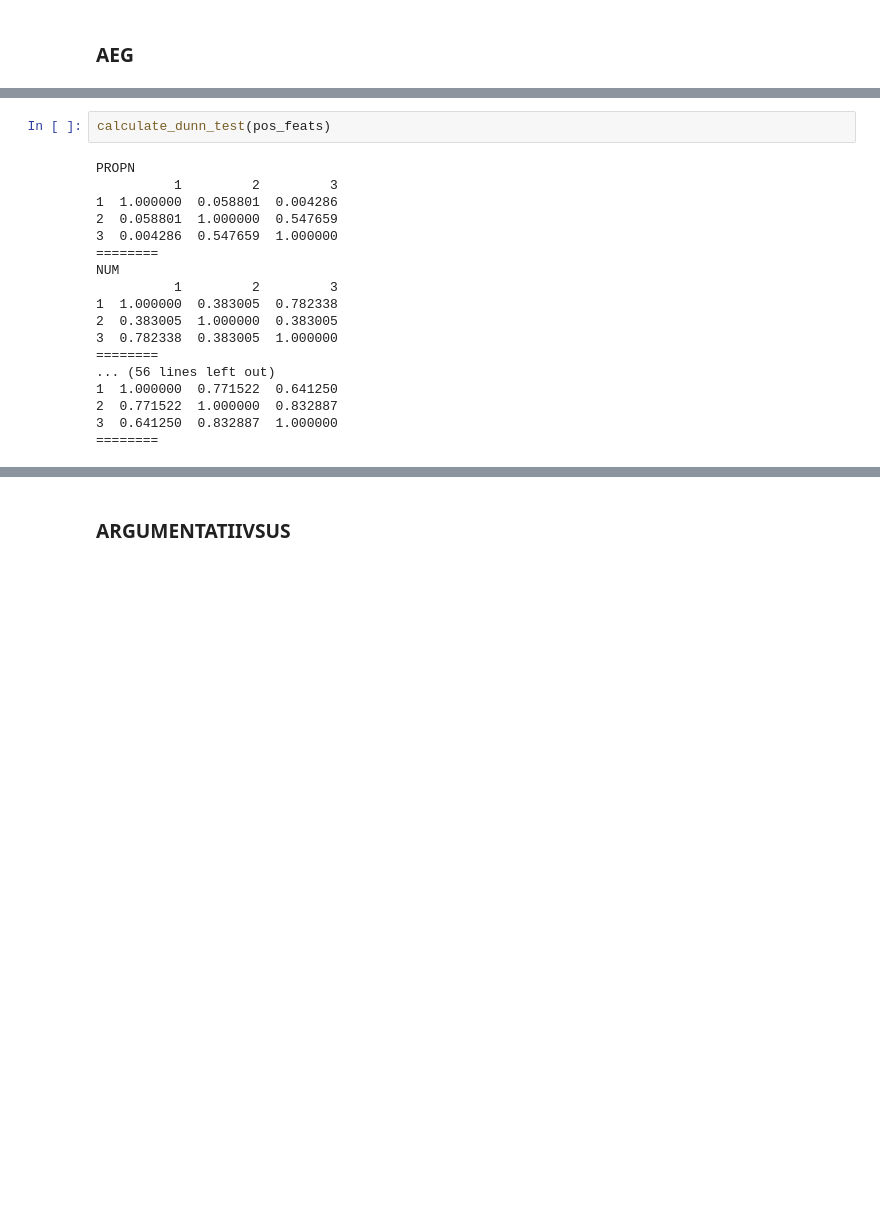
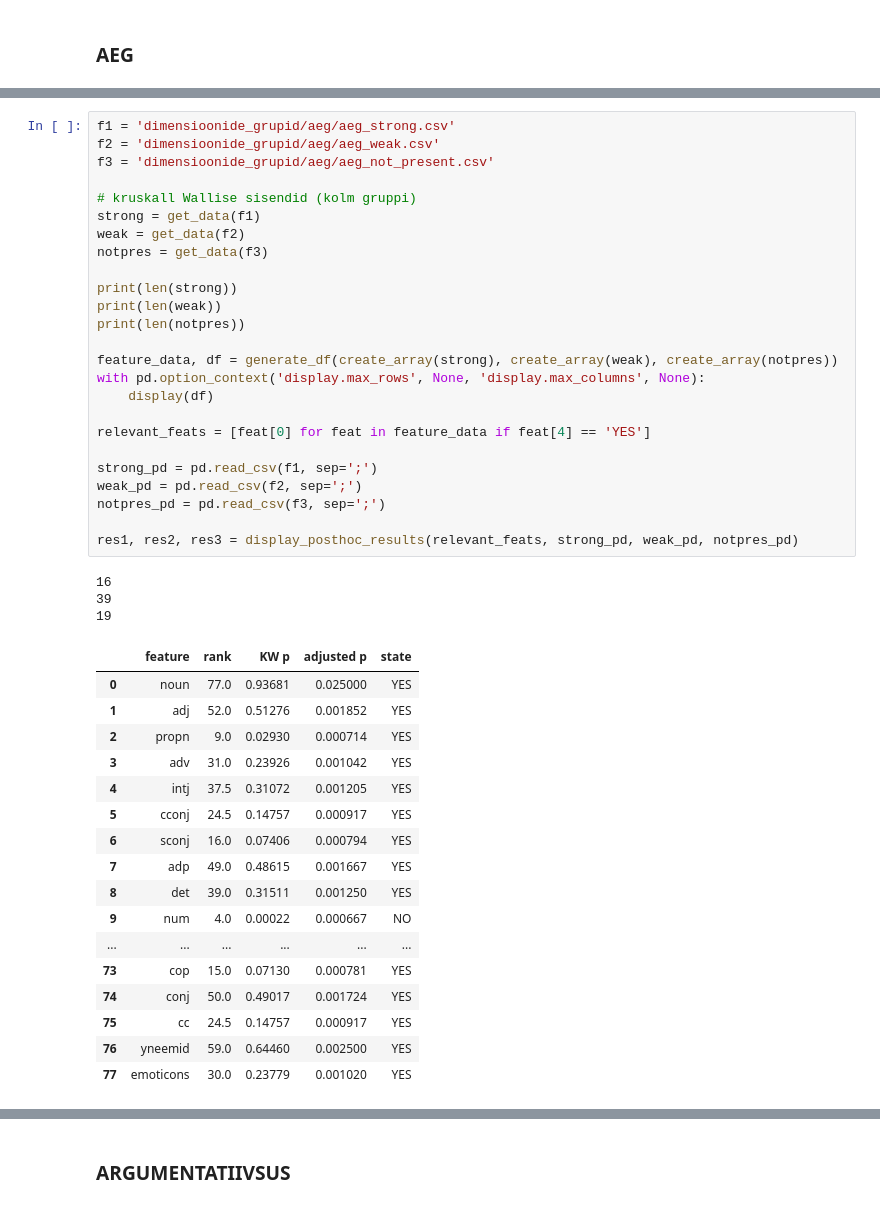
Before and after one commit to kristiinavaik/limesurvey_data, a Jupyter notebook: eesti_analyys/get_statistics.ipynb, the cells around one changed output, grey strips where cells are left out. Cells and saved outputs as stored; diff of their text form; blank space fills up the shorter version.

```diff
--- a/eesti_analyys/get_statistics.ipynb
+++ b/eesti_analyys/get_statistics.ipynb
@@ -275,20 +343,46 @@ pos_feats = per_dimension(strong_array, weak_array, notpres_array, a)
-# %%
-calculate_dunn_test(pos_feats)
-# %% [output]
-PROPN
-          1         2         3
-1  1.000000  0.058801  0.004286
-2  0.058801  1.000000  0.547659
-3  0.004286  0.547659  1.000000
-========
-NUM
-          1         2         3
-1  1.000000  0.383005  0.782338
-2  0.383005  1.000000  0.383005
-3  0.782338  0.383005  1.000000
-========
-... (56 lines left out)
-1  1.000000  0.771522  0.641250
-2  0.771522  1.000000  0.832887
-3  0.641250  0.832887  1.000000
-========
+# %%
+f1 = 'dimensioonide_grupid/aeg/aeg_strong.csv'
+f2 = 'dimensioonide_grupid/aeg/aeg_weak.csv'
+f3 = 'dimensioonide_grupid/aeg/aeg_not_present.csv'
+
+# kruskall Wallise sisendid (kolm gruppi)
+strong = get_data(f1)
+weak = get_data(f2)
+notpres = get_data(f3)
+
+print(len(strong))
+print(len(weak))
+print(len(notpres))
+
+feature_data, df = generate_df(create_array(strong), create_array(weak), create_array(notpres))
+with pd.option_context('display.max_rows', None, 'display.max_columns', None):
+    display(df)
+
+relevant_feats = [feat[0] for feat in feature_data if feat[4] == 'YES']
+
+strong_pd = pd.read_csv(f1, sep=';')
+weak_pd = pd.read_csv(f2, sep=';')
+notpres_pd = pd.read_csv(f3, sep=';')
+
+res1, res2, res3 = display_posthoc_results(relevant_feats, strong_pd, weak_pd, notpres_pd)
+# %% [output]
+16
+39
+19
+|  | feature | rank | KW p | adjusted p | state |
+| 0 | noun | 77.0 | 0.93681 | 0.025000 | YES |
+| 1 | adj | 52.0 | 0.51276 | 0.001852 | YES |
+| 2 | propn | 9.0 | 0.02930 | 0.000714 | YES |
+| 3 | adv | 31.0 | 0.23926 | 0.001042 | YES |
+| 4 | intj | 37.5 | 0.31072 | 0.001205 | YES |
+| 5 | cconj | 24.5 | 0.14757 | 0.000917 | YES |
+| 6 | sconj | 16.0 | 0.07406 | 0.000794 | YES |
+| 7 | adp | 49.0 | 0.48615 | 0.001667 | YES |
+| 8 | det | 39.0 | 0.31511 | 0.001250 | YES |
+| 9 | num | 4.0 | 0.00022 | 0.000667 | NO |
+| ... | ... | ... | ... | ... | ... |
+| 73 | cop | 15.0 | 0.07130 | 0.000781 | YES |
+| 74 | conj | 50.0 | 0.49017 | 0.001724 | YES |
+| 75 | cc | 24.5 | 0.14757 | 0.000917 | YES |
+| 76 | yneemid | 59.0 | 0.64460 | 0.002500 | YES |
+| 77 | emoticons | 30.0 | 0.23779 | 0.001020 | YES |
```
Also changed, not shown: parts of 67 cells of this notebook.
